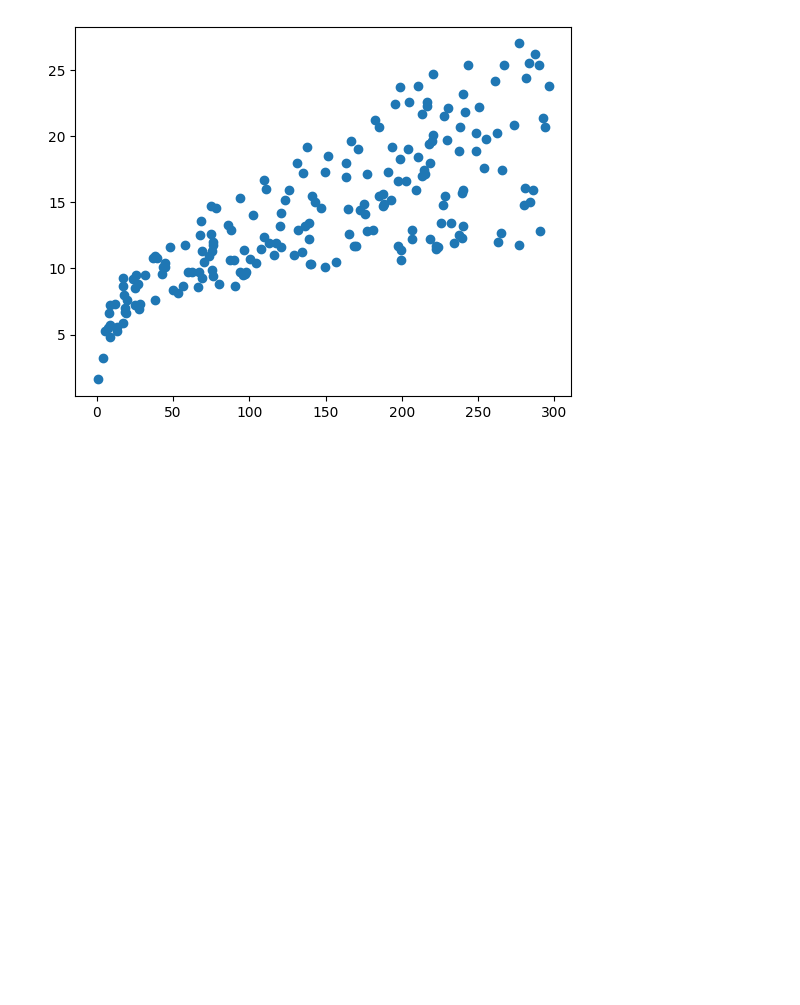
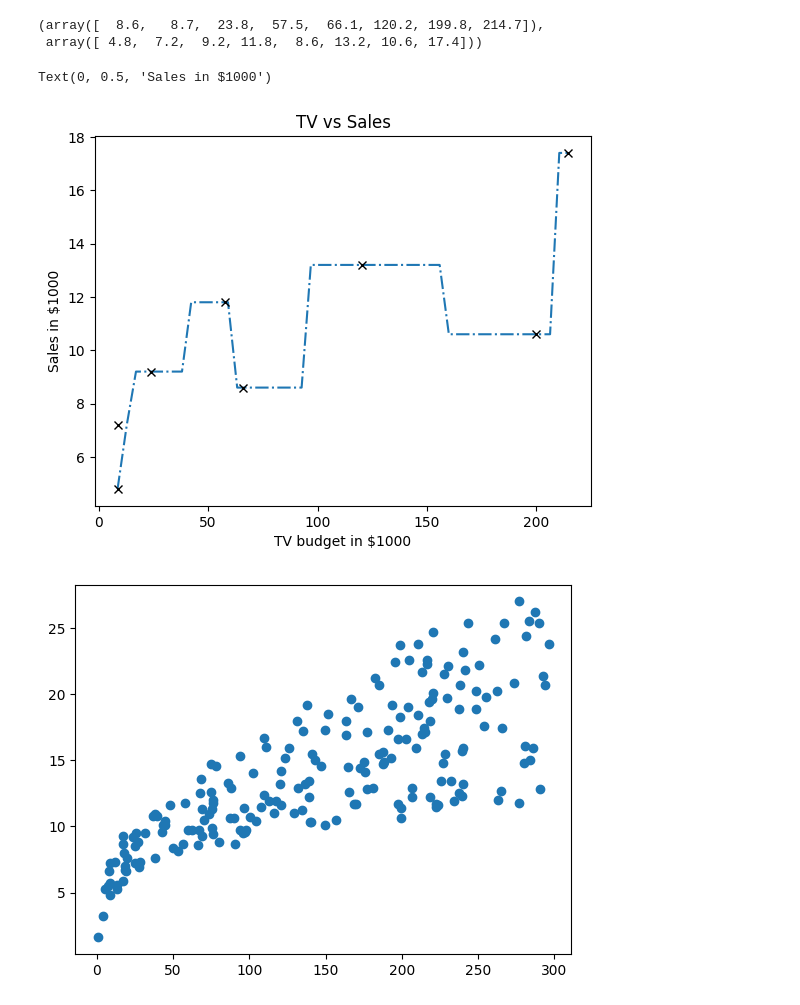
Before and after one commit to BrennZA/Introduction-to-DS-w-Python, a Jupyter notebook: tv-sales.ipynb, the cells around one changed output. Cells and saved outputs as stored; diff of their text form; code cells hidden in the pictures; blank space fills up the shorter version.

```diff
--- a/tv-sales.ipynb
+++ b/tv-sales.ipynb
@@ -35,0 +73,4 @@ advertising.iloc[:7]
+# %%
+# Get response data in order given by idx above
+y_true = y_true.iloc[idx].values
+y_true
@@ -35,0 +79,16 @@ advertising.iloc[:7]
+# %%
+# Find index of the nearest neighbour & returns the value
+def find_nearest(array, value):
+
+  # Hint: To find idx, use .idxmin() function on the series
+  idx = pd.Series(np.abs(array-value)).idxmin()
+
+  return idx, array[idx]
+# %%
+# Create synthetic x-values
+x = np.linspace(np.min(x_true), np.max(x_true))
+
+# Initialize y-values for the length of the synthetic x-values to zero
+y = np.zeros((len(x)))
+
+x, y
@@ -35,0 +112,6 @@ advertising.iloc[:7]
+# %%
+# Apply KNN algorithm to predict the y-value for the given x-value
+for i, xi in enumerate(x):
+
+  # Get the sales values closest to the given x value
+  y[i] = y_true[find_nearest(x_true, xi)[0]]
@@ -35,0 +139,17 @@ advertising.iloc[:7]
+# %%
+x_true, y_true
+# %% [output]
+(array([  8.6,   8.7,  23.8,  57.5,  66.1, 120.2, 199.8, 214.7]),
+ array([ 4.8,  7.2,  9.2, 11.8,  8.6, 13.2, 10.6, 17.4]))
+# %%
+# Plot the sinthetic data along with the predictions
+plt.plot(x, y, '-.')
+
+plt.plot(x_true, y_true, 'kx');
+
+plt.title('TV vs Sales')
+plt.xlabel('TV budget in $1000')
+plt.ylabel('Sales in $1000')
+# %% [output]
+Text(0, 0.5, 'Sales in $1000')
+[figure, added]
```
Also changed, not shown: parts of 12 cells of this notebook.
